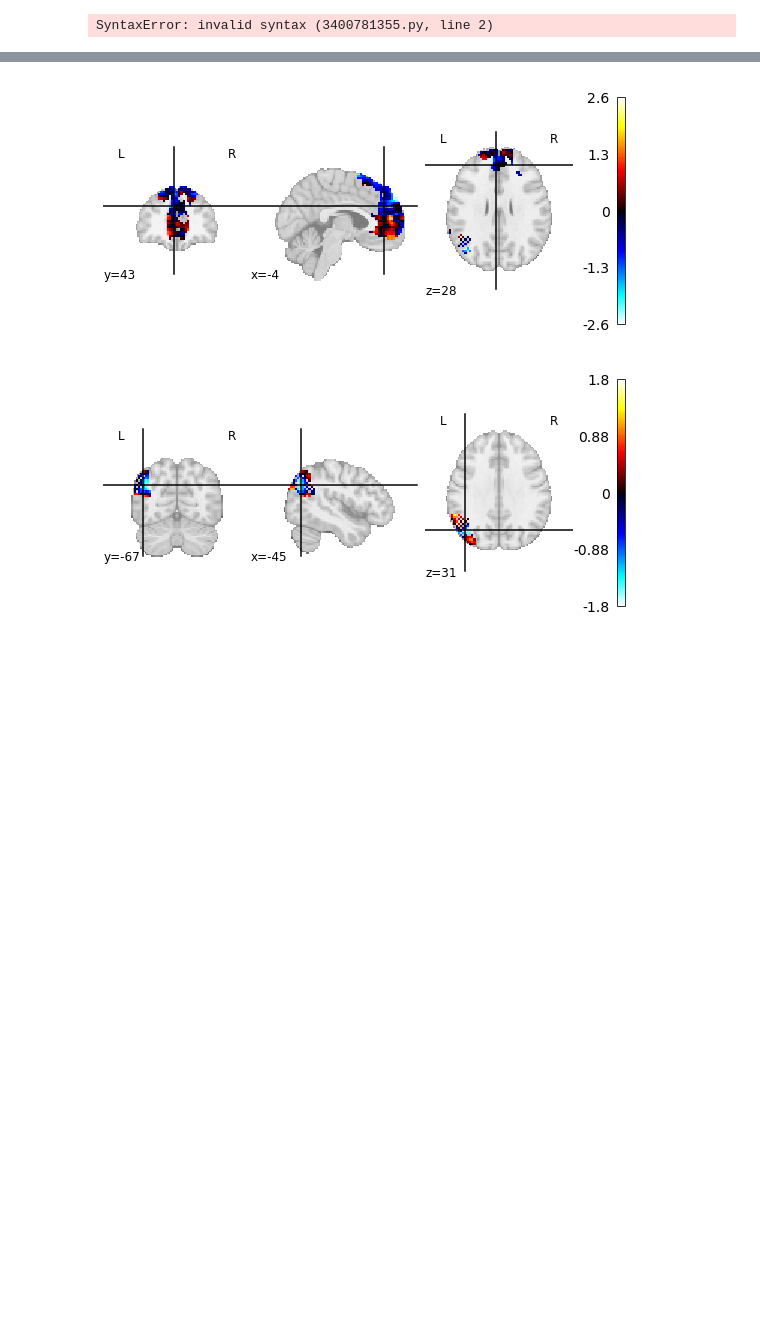
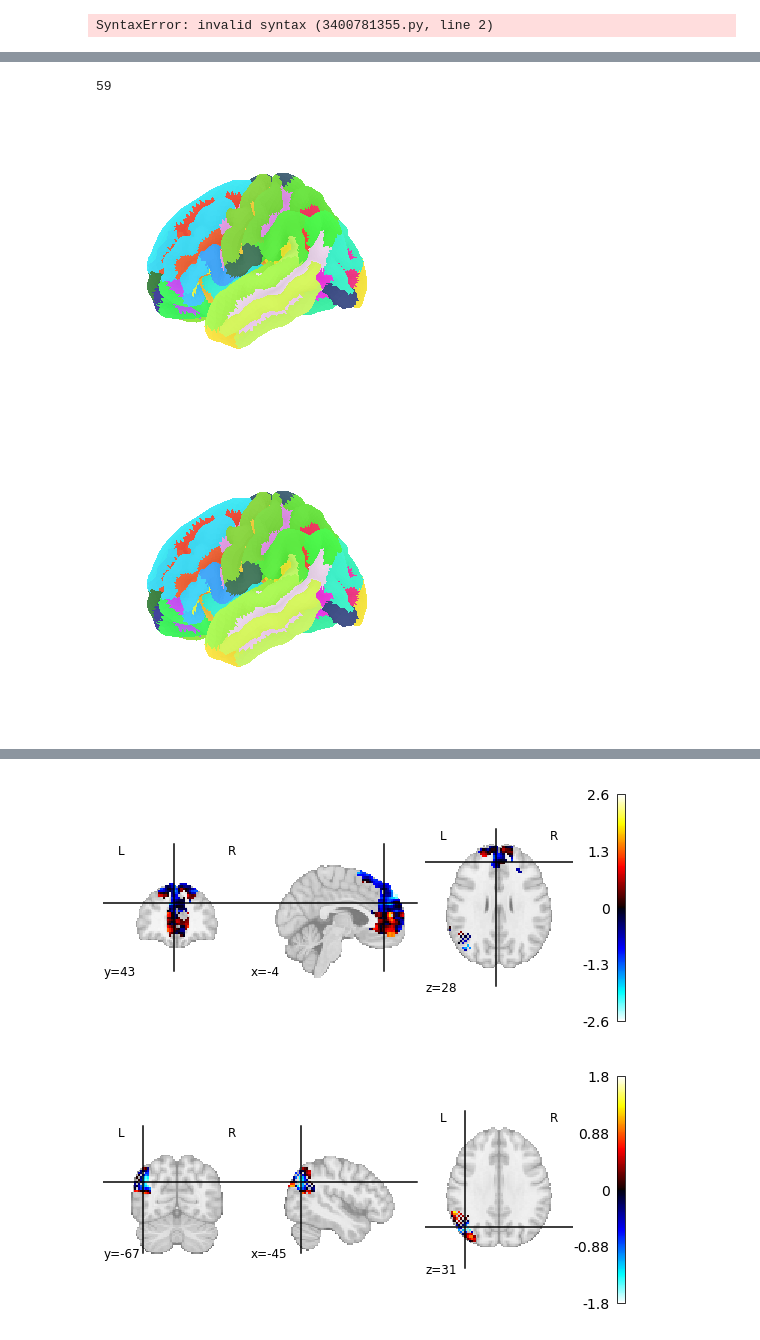
Before and after one commit to brodoSwaggins/brainiak, a Jupyter notebook: docs/examples/eventseg/Event_seg2.ipynb, the cells around one changed output, grey strips where cells are left out. Saved outputs shown, nothing was run; the diff lists cells and outputs as text; code cells hidden in the pictures; blank space fills up the shorter version.

```diff
--- a/docs/examples/eventseg/Event_seg2.ipynb
+++ b/docs/examples/eventseg/Event_seg2.ipynb
@@ -123,0 +173,22 @@ plotting.plot_roi(mask_img, title=label, display_mode='tiled', draw_cross=False)
+# %%
+# The parcellation is already loaded into memory
+parcellation = atlas_surface["map_left"]
+
+# Retrieve fsaverage5 surface dataset for the plotting background. It contains
+# the surface template as pial and inflated version and a sulcal depth maps
+# which is used for shading
+fsaverage = datasets.fetch_surf_fsaverage()
+
+# The fsaverage dataset contains file names pointing to the file locations
+print(
+    "Fsaverage5 pial surface of left hemisphere is at: "
+    f"{fsaverage['pial_left']}"
+)
+print(
+    "Fsaverage5 inflated surface of left hemisphere is at: "
+    f"{fsaverage['infl_left']}"
+)
+print(
+    "Fsaverage5 sulcal depth map of left hemisphere is at: "
+    f"{fsaverage['sulc_left']}"
+)
@@ -123,0 +199,17 @@ plotting.plot_roi(mask_img, title=label, display_mode='tiled', draw_cross=False)
+# %%
+np.sum(atlas_surface["map_left"]==1)
+# %% [output]
+59
+# %%
+plotting.plot_surf_roi(
+    fsaverage["pial_left"],
+    roi_map=atlas_surface["map_left"],
+    hemi="left",
+    view="lateral",
+    bg_map=fsaverage["sulc_left"],
+    bg_on_data=True,
+    darkness=0.5,
+)
+# %% [output]
+[figure, added]
+[figure, added]
```
Also changed, not shown: parts of 11 cells of this notebook, 2 other files.
